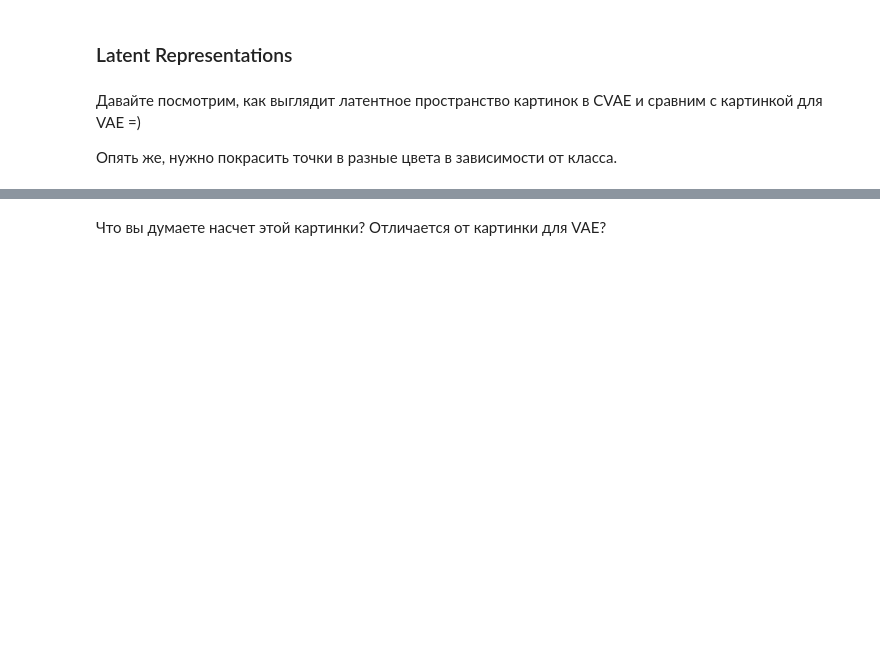
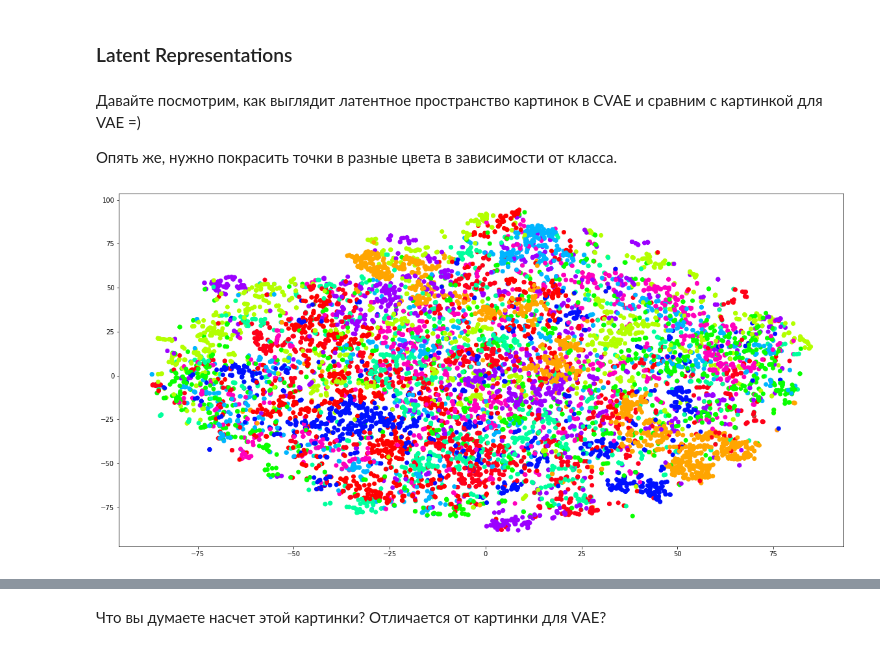
Before and after one commit to protaxY/DLS, a Jupyter notebook: [hw]autoencoders.ipynb, the cells around one changed output, grey strips where cells are left out. Cells and saved outputs as stored; diff of their text form; code cells hidden in the pictures; blank space fills up the shorter version.

```diff
--- a/[hw]autoencoders.ipynb
+++ b/[hw]autoencoders.ipynb
@@ -945,0 +952,25 @@ Splendid! Вы великолепны!
+# %%
+# <ваш код получения латентных представлений, применения TSNE и визуализации>
+
+test_loader = torch.utils.data.DataLoader(dataset = test_dataset, batch_size = 32, shuffle=False)
+
+latent_code_list = torch.Tensor(dim_code).to(device)
+labels_list = torch.Tensor(1).to(device)
+for X_batch, y_batch in test_loader:
+    X_batch = X_batch.to(device)
+    y_batch = y_batch.to(device)
+    mu, logsigma, class_num = autoencoder.encode(X_batch, y_batch)
+    latent_code = autoencoder.gaussian_sampler(mu, logsigma)
+    latent_code_list = torch.vstack((latent_code_list, latent_code))
+    labels_list = torch.vstack((labels_list, y_batch.reshape(-1, 1)))
+# %%
+latent_code_list = latent_code_list.detach().cpu()
+labels_list = labels_list.detach().cpu().int()
+
+cords = TSNE(n_components=2).fit_transform(latent_code_list)
+# %%
+plt.figure(figsize=[20, 10])
+graph = plt.scatter(cords[:,0], cords[:,1], c=labels_list, cmap='hsv')
+plt.show()
+# %% [output]
+[figure, added]
```
Also changed, not shown: parts of 9 cells of this notebook.
